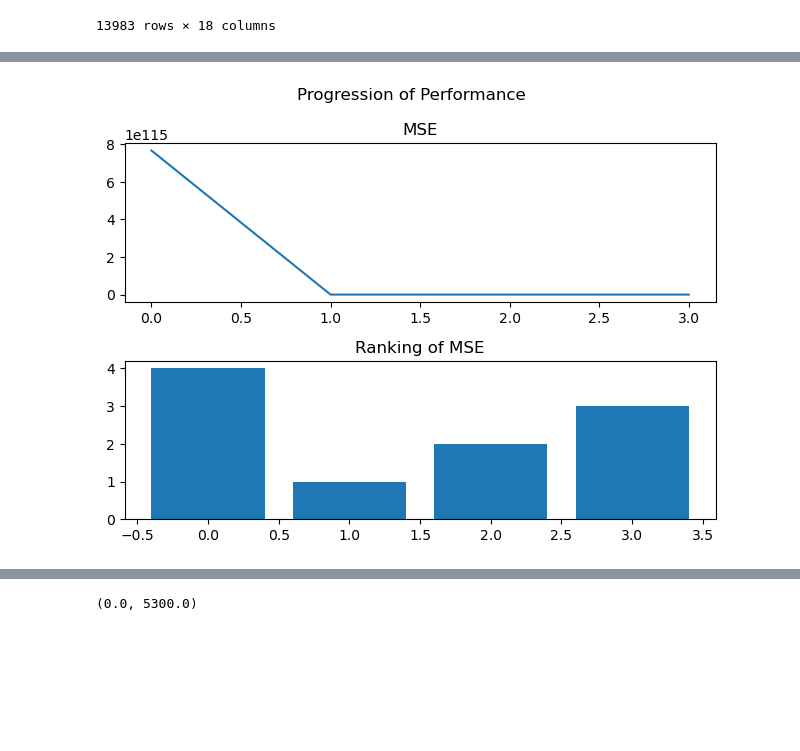
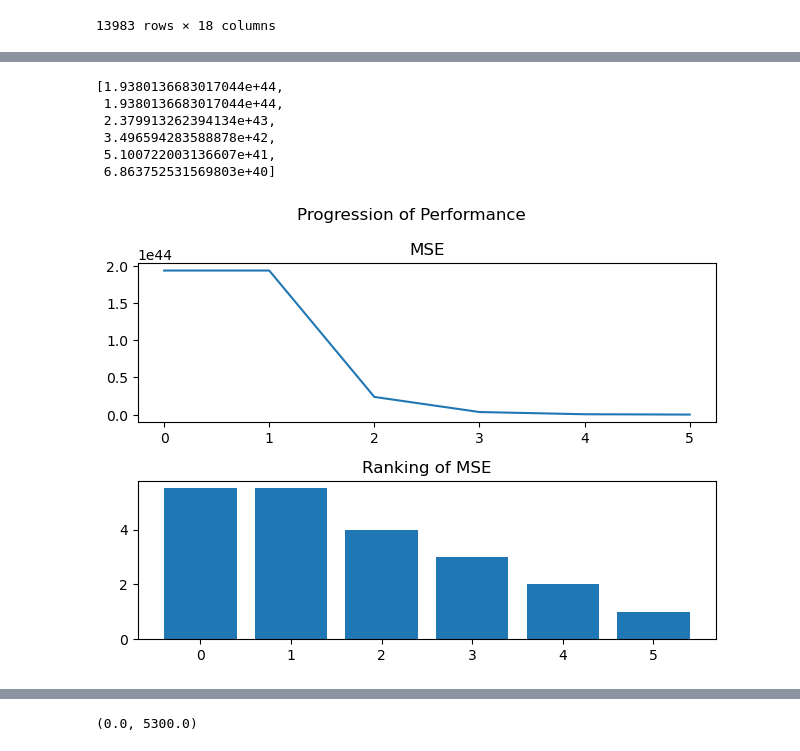
Before and after one commit to ELEN-Workshops-and-LDI/LDI-ML, a Jupyter notebook: max likelihood.ipynb, the cells around one changed output, grey strips where cells are left out. Saved outputs shown, nothing was run; the diff lists cells and outputs as text; code cells hidden in the pictures; blank space fills up the shorter version.

```diff
--- a/max likelihood.ipynb
+++ b/max likelihood.ipynb
@@ -1314,6 +1314,7 @@ mse(df)
 7.665225332058813e+115
 # %%
 df = copy.deepcopy(price.df)
+df_volume = copy.deepcopy(volume.df)
 # %%
 df[df.offset <0]
 # %% [output]
@@ -1366,11 +1358,11 @@ df
-# %%
-fig, ax = plt.subplots(2)
-ax[0].plot(mses)
-ax[1].bar(range(len(mses)), scipy.stats.rankdata(mses))
-fig.suptitle('Progression of Performance')
-ax[1].title.set_text("Ranking of MSE")
-ax[0].title.set_text("MSE")
-
-fig.tight_layout()
-# %% [output]
-[figure, removed]
+# %%
+# Run Expectation Maximisation for predicted volume
+mses, df_volume = expect_max(df_volume, its=4)
+# %% [output]
+[1.9380136683017044e+44,
+ 1.9380136683017044e+44,
+ 2.379913262394134e+43,
+ 3.496594283588878e+42,
+ 5.100722003136607e+41,
+ 6.863752531569803e+40]
+[figure, added]
```
Also changed, not shown: parts of 24 cells of this notebook, 5 other files.
